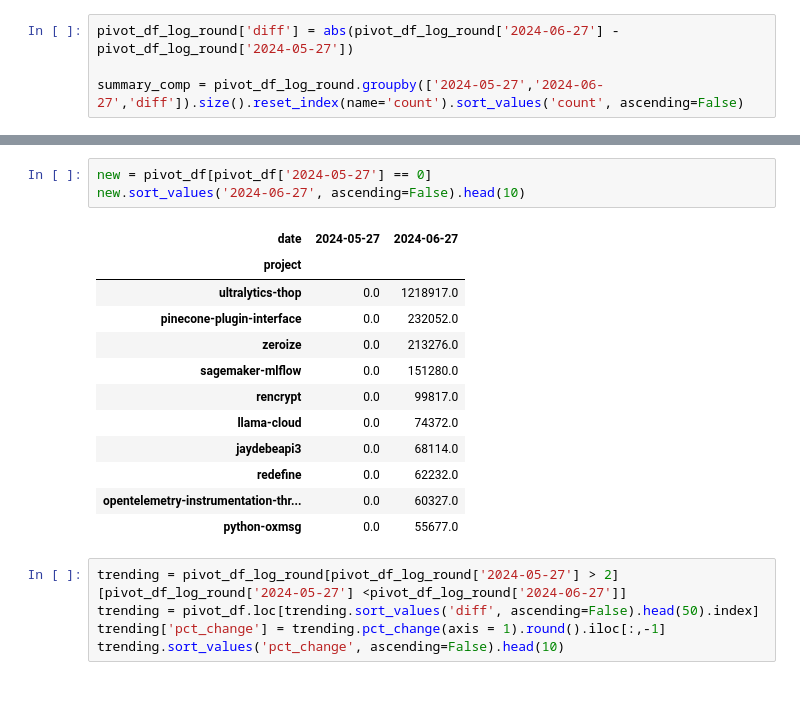
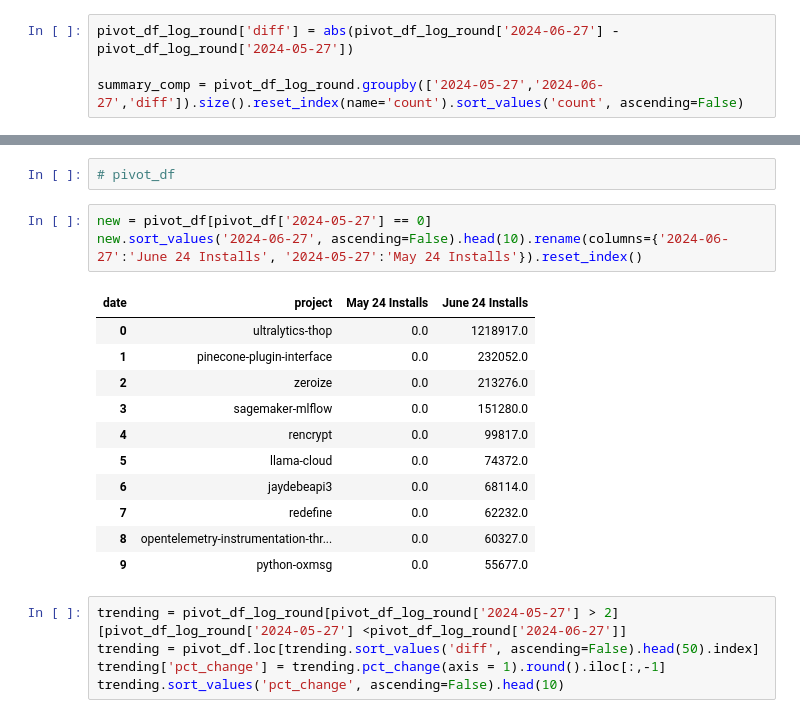
Before and after one commit to AhmedOmarEissa/pypi_analysis, a Jupyter notebook: notebooks/1_MoM.ipynb, the cells around one changed output, grey strips where cells are left out. Cells and saved outputs as stored; diff of their text form; blank space fills up the shorter version.

```diff
--- a/notebooks/1_MoM.ipynb
+++ b/notebooks/1_MoM.ipynb
@@ -124,19 +116,20 @@ pivot_df
+# %%
+# pivot_df
 # %%
 new = pivot_df[pivot_df['2024-05-27'] == 0]
-new.sort_values('2024-06-27', ascending=False).head(10)
+new.sort_values('2024-06-27', ascending=False).head(10).rename(columns={'2024-06-27':'June 24 Installs', '2024-05-27':'May 24 Installs'}).reset_index()
 # %% [output]
-| date | 2024-05-27 | 2024-06-27 |
-| project |  |  |
-| ultralytics-thop | 0.0 | 1218917.0 |
-| pinecone-plugin-interface | 0.0 | 232052.0 |
-| zeroize | 0.0 | 213276.0 |
-| sagemaker-mlflow | 0.0 | 151280.0 |
-| rencrypt | 0.0 | 99817.0 |
-| llama-cloud | 0.0 | 74372.0 |
-| jaydebeapi3 | 0.0 | 68114.0 |
-| redefine | 0.0 | 62232.0 |
-| opentelemetry-instrumentation-thr... | 0.0 | 60327.0 |
-| python-oxmsg | 0.0 | 55677.0 |
+| date | project | May 24 Installs | June 24 Installs |
+| 0 | ultralytics-thop | 0.0 | 1218917.0 |
+| 1 | pinecone-plugin-interface | 0.0 | 232052.0 |
+| 2 | zeroize | 0.0 | 213276.0 |
+| 3 | sagemaker-mlflow | 0.0 | 151280.0 |
+| 4 | rencrypt | 0.0 | 99817.0 |
+| 5 | llama-cloud | 0.0 | 74372.0 |
+| 6 | jaydebeapi3 | 0.0 | 68114.0 |
+| 7 | redefine | 0.0 | 62232.0 |
+| 8 | opentelemetry-instrumentation-thr... | 0.0 | 60327.0 |
+| 9 | python-oxmsg | 0.0 | 55677.0 |
 # %%
 trending = pivot_df_log_round[pivot_df_log_round['2024-05-27'] > 2][pivot_df_log_round['2024-05-27'] <pivot_df_log_round['2024-06-27']]
 trending = pivot_df.loc[trending.sort_values('diff', ascending=False).head(50).index]
```
Also changed, not shown: parts of 4 cells of this notebook, 9 other files.
